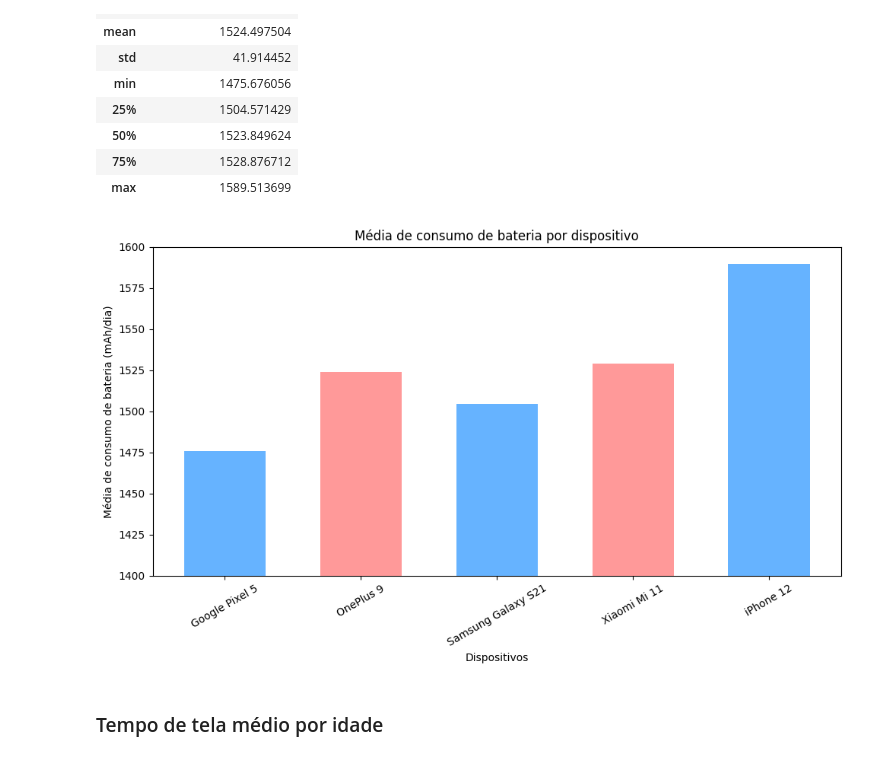
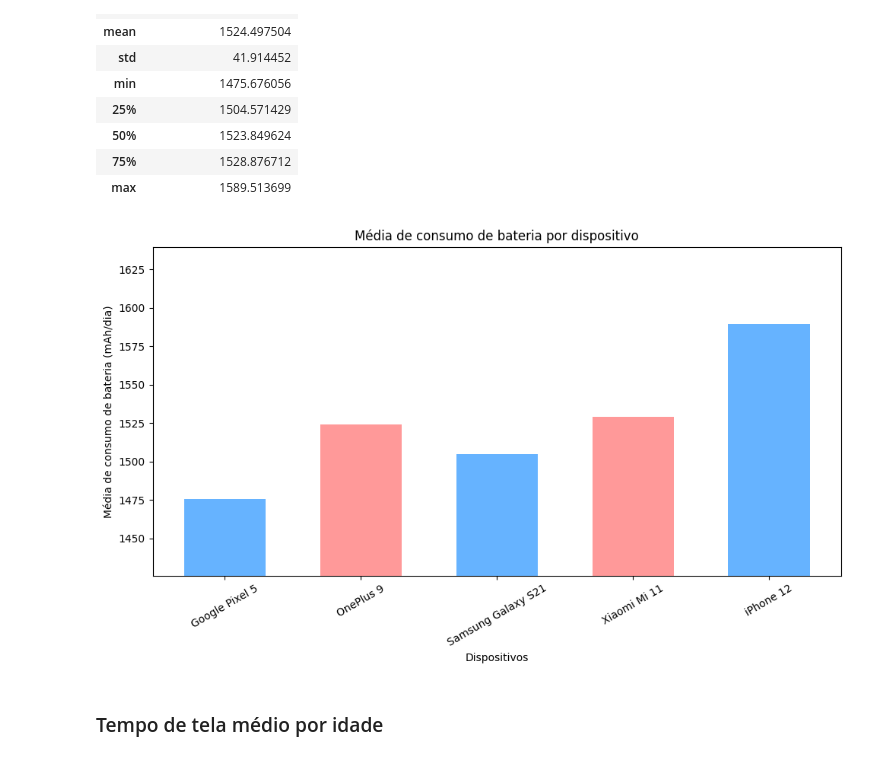
Before and after one commit to ViniciusLeoniGoncalves/Projeto-final-Org-Dados, a Jupyter notebook: analysis/analysis.ipynb, the cells around one changed output. Cells and saved outputs as stored; diff of their text form; code cells hidden in the pictures.

```diff
--- a/analysis/analysis.ipynb
+++ b/analysis/analysis.ipynb
@@ -161,22 +161,22 @@ battery_drain_avg.describe()
 # %%
 fig, ax = plt.subplots(figsize = (10, 6))
 ax.bar( # Configura o grafico de barras
     battery_drain_avg['Device Model'],
     battery_drain_avg['Battery Drain (mAh/day)'],
     color = ['#66b3ff', '#ff9999'],
     width = 0.6
 )
 # Personalizar o gráfico
 plt.title("Média de consumo de bateria por dispositivo")
 plt.xlabel("Dispositivos")
 plt.ylabel("Média de consumo de bateria (mAh/dia)")
-ax.set_ylim([1400, 1600])   # Ajusta o intervalo do eixo y
-plt.xticks(rotation=30) # Rotaciona os rótulos para melhor visualização
+ax.set_ylim([min(battery_drain_avg['Battery Drain (mAh/day)']) - 50, max(battery_drain_avg['Battery Drain (mAh/day)']) + 50])   # Ajusta o intervalo do eixo y
+plt.xticks(rotation = 30) # Rotaciona os rótulos para melhor visualização
 plt.tight_layout()  # Ajusta o layout para evitar sobreposições
 
 plt.show()
 # %% [output]
-[figure, old version]
+[figure, new version]
 # %% [markdown]
 ### Tempo de tela médio por idade
 # %%
```
Also changed, not shown: parts of 11 cells of this notebook.
